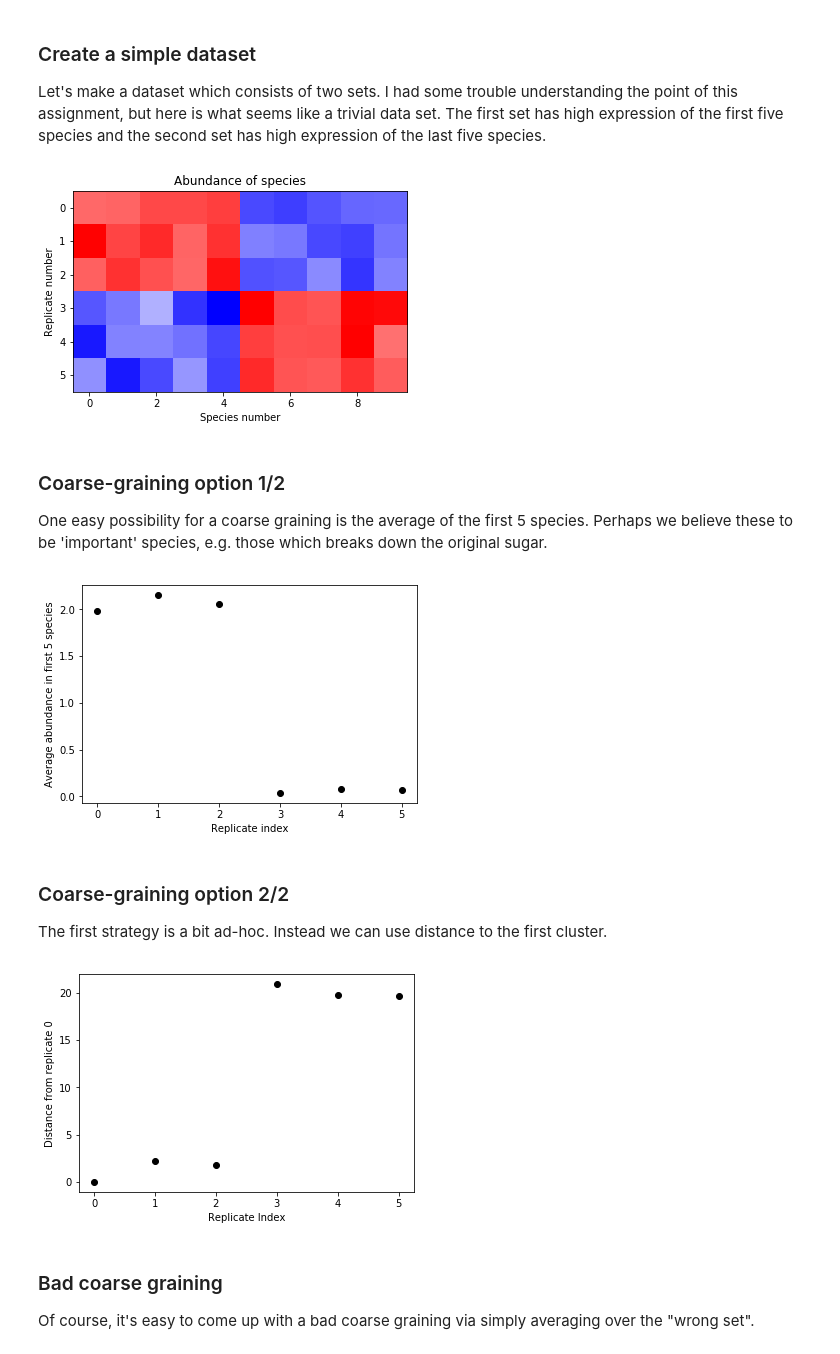
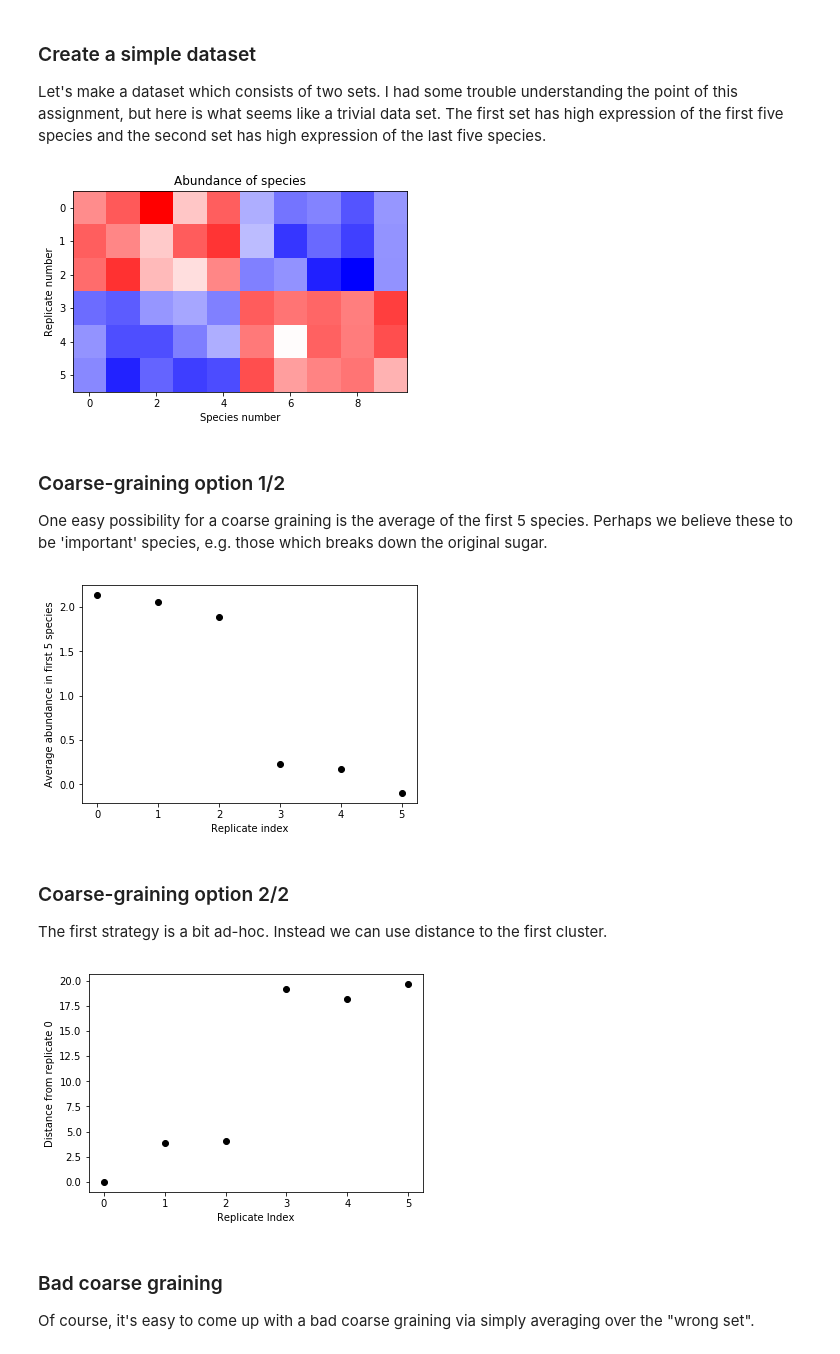
Before and after one commit to jmonroe2/biostats589, a Jupyter notebook: hw10/hw10.ipynb, the cells around one changed output. Saved outputs shown, nothing was run; the diff lists cells and outputs as text; code cells hidden in the pictures.

```diff
--- a/hw10/hw10.ipynb
+++ b/hw10/hw10.ipynb
@@ -17,53 +17,54 @@ Let's make a dataset which consists of two sets. I had some trouble understandin
 # %%
  ## create a dataset where the first half is big, and the second half is small
 data = np.zeros((6,10))
-sig = 0.2
+sig = 0.4
 big = 2
-small= 0.05
+small= 0.2
 for set_num in range(2):
     for rep_num in range(3):
         if set_num:
             first = small; second = big
         else:
             first = big; second = small
         first_half  =  first + sig*np.random.randn(5)
         second_half = second + sig*np.random.randn(5)
         abundance = np.append(first_half,second_half)
 
         data[set_num*3 + rep_num] = abundance
 
 ## make a plot
 plt.figure()
 plt.imshow(data,cmap='bwr')
 plt.xlabel("Species number")
 plt.ylabel("Replicate number")
 plt.title("Abundance of species")
 plt.show()
 # %% [output]
-[figure, old version]
+[figure, new version]
 # %% [markdown]
 ### Coarse-graining option 1/2
 One easy possibility for a coarse graining is the average of the first 5 species. Perhaps we believe these to be 'important' species, e.g. those which breaks down the original sugar.
 # %%
-for i,abundance in enumerate(data):
-    x = np.mean(abundance[:5])
-    plt.plot(i,x, 'ok')
+coarse_grain_1 = np.mean(data[:,:5],axis=1)
+plt.plot(coarse_grain_1, 'ok')
 plt.xlabel("Replicate index")
 plt.ylabel("Average abundance in first 5 species");
 # %% [output]
-[figure, old version]
+[figure, new version]
 # %% [markdown]
 ### Coarse-graining option 2/2
 The first strategy is a bit ad-hoc. Instead we can use distance to the first cluster.
 # %%
- base = data[0]
+base = data[0]
+coarse_grain_2 = np.zeros(6)
 for i,abundance in enumerate(data):
     dist = sum(np.sqrt((base-abundance)**2))
-    plt.plot(i,dist, 'ok')
-    plt.xlabel("Replicate Index")
-    plt.ylabel("Distance from replicate 0")
+    coarse_grain_2[i] = dist
+plt.plot(coarse_grain_2, 'ok')
+plt.xlabel("Replicate Index")
+plt.ylabel("Distance from replicate 0");
 # %% [output]
-[figure, old version]
+[figure, new version]
 # %% [markdown]
 ### Bad coarse graining
 Of course, it's easy to come up with a bad coarse graining via simply averaging over the "wrong set".
```
Also changed, not shown: parts of 5 cells of this notebook.
